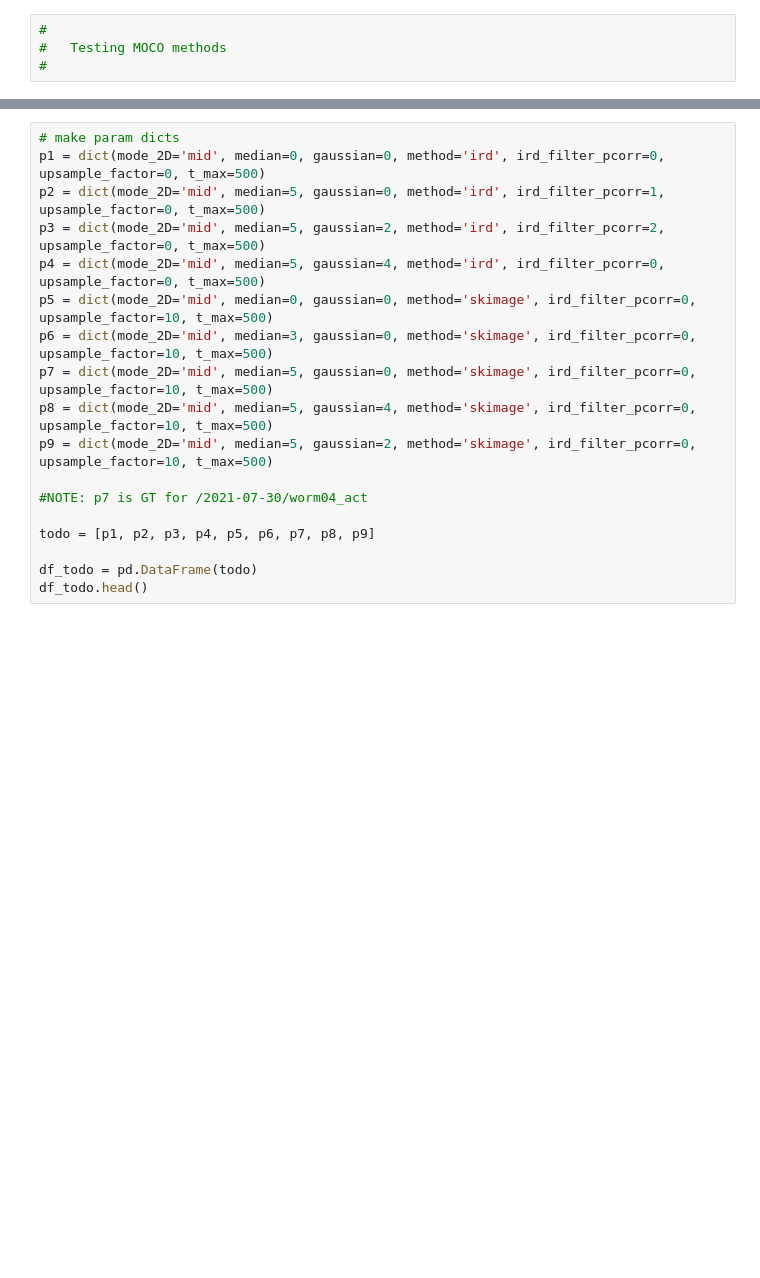
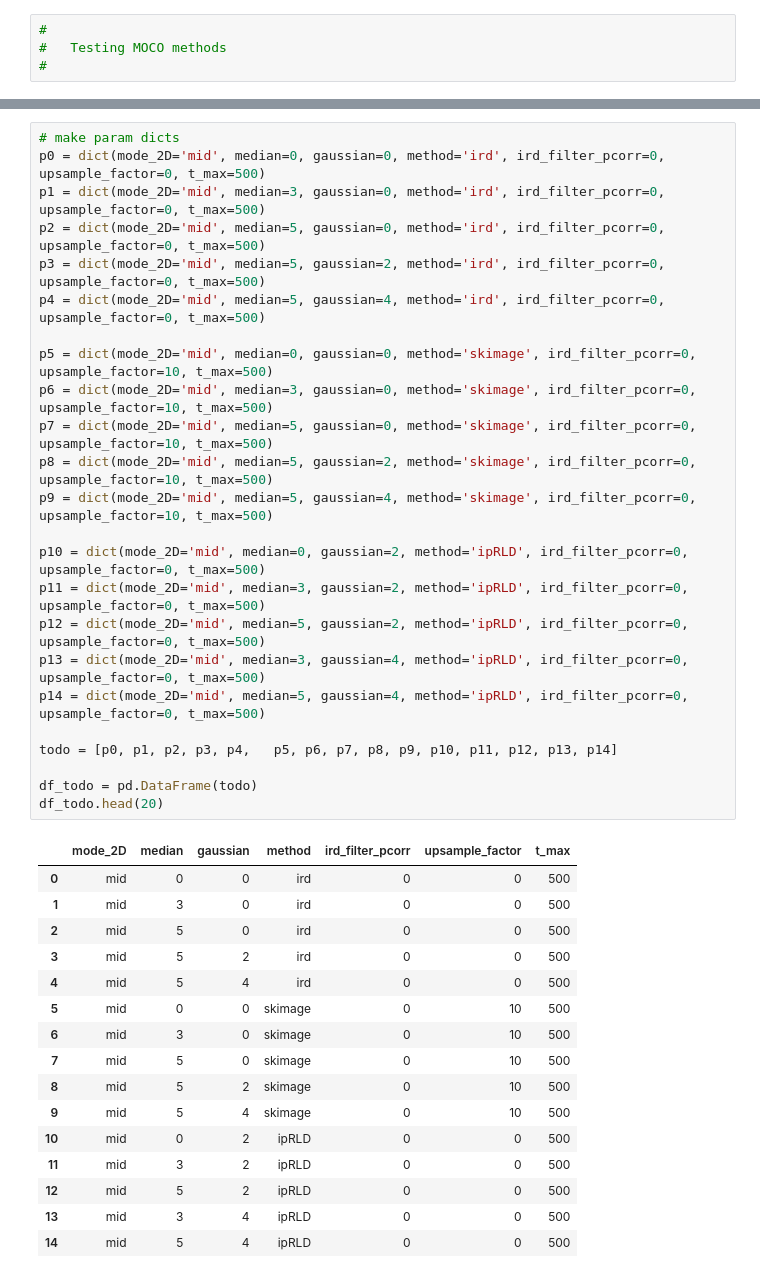
Before and after one commit to focolab/eats-worm, a Jupyter notebook: sandbox/moco_foray.ipynb, the cells around one changed output, grey strips where cells are left out. Cells and saved outputs as stored; diff of their text form; blank space fills up the shorter version.

```diff
--- a/sandbox/moco_foray.ipynb
+++ b/sandbox/moco_foray.ipynb
@@ -45,19 +55,42 @@ mft = MultiFileTiff(output_dir=output_dir, **params_mft)
 # %%
 # make param dicts
-p1 = dict(mode_2D='mid', median=0, gaussian=0, method='ird', ird_filter_pcorr=0, upsample_factor=0, t_max=500)
-p2 = dict(mode_2D='mid', median=5, gaussian=0, method='ird', ird_filter_pcorr=1, upsample_factor=0, t_max=500)
-p3 = dict(mode_2D='mid', median=5, gaussian=2, method='ird', ird_filter_pcorr=2, upsample_factor=0, t_max=500)
+p0 = dict(mode_2D='mid', median=0, gaussian=0, method='ird', ird_filter_pcorr=0, upsample_factor=0, t_max=500)
+p1 = dict(mode_2D='mid', median=3, gaussian=0, method='ird', ird_filter_pcorr=0, upsample_factor=0, t_max=500)
+p2 = dict(mode_2D='mid', median=5, gaussian=0, method='ird', ird_filter_pcorr=0, upsample_factor=0, t_max=500)
+p3 = dict(mode_2D='mid', median=5, gaussian=2, method='ird', ird_filter_pcorr=0, upsample_factor=0, t_max=500)
 p4 = dict(mode_2D='mid', median=5, gaussian=4, method='ird', ird_filter_pcorr=0, upsample_factor=0, t_max=500)
+
 p5 = dict(mode_2D='mid', median=0, gaussian=0, method='skimage', ird_filter_pcorr=0, upsample_factor=10, t_max=500)
 p6 = dict(mode_2D='mid', median=3, gaussian=0, method='skimage', ird_filter_pcorr=0, upsample_factor=10, t_max=500)
 p7 = dict(mode_2D='mid', median=5, gaussian=0, method='skimage', ird_filter_pcorr=0, upsample_factor=10, t_max=500)
-p8 = dict(mode_2D='mid', median=5, gaussian=4, method='skimage', ird_filter_pcorr=0, upsample_factor=10, t_max=500)
-p9 = dict(mode_2D='mid', median=5, gaussian=2, method='skimage', ird_filter_pcorr=0, upsample_factor=10, t_max=500)
+p8 = dict(mode_2D='mid', median=5, gaussian=2, method='skimage', ird_filter_pcorr=0, upsample_factor=10, t_max=500)
+p9 = dict(mode_2D='mid', median=5, gaussian=4, method='skimage', ird_filter_pcorr=0, upsample_factor=10, t_max=500)
 
-#NOTE: p7 is GT for /2021-07-30/worm04_act
+p10 = dict(mode_2D='mid', median=0, gaussian=2, method='ipRLD', ird_filter_pcorr=0, upsample_factor=0, t_max=500)
+p11 = dict(mode_2D='mid', median=3, gaussian=2, method='ipRLD', ird_filter_pcorr=0, upsample_factor=0, t_max=500)
+p12 = dict(mode_2D='mid', median=5, gaussian=2, method='ipRLD', ird_filter_pcorr=0, upsample_factor=0, t_max=500)
+p13 = dict(mode_2D='mid', median=3, gaussian=4, method='ipRLD', ird_filter_pcorr=0, upsample_factor=0, t_max=500)
+p14 = dict(mode_2D='mid', median=5, gaussian=4, method='ipRLD', ird_filter_pcorr=0, upsample_factor=0, t_max=500)
 
-todo = [p1, p2, p3, p4, p5, p6, p7, p8, p9]
+todo = [p0, p1, p2, p3, p4,   p5, p6, p7, p8, p9, p10, p11, p12, p13, p14]
 
 df_todo = pd.DataFrame(todo)
-df_todo.head()
+df_todo.head(20)
+# %% [output]
+|  | mode_2D | median | gaussian | method | ird_filter_pcorr | upsample_factor | t_max |
+| 0 | mid | 0 | 0 | ird | 0 | 0 | 500 |
+| 1 | mid | 3 | 0 | ird | 0 | 0 | 500 |
+| 2 | mid | 5 | 0 | ird | 0 | 0 | 500 |
+| 3 | mid | 5 | 2 | ird | 0 | 0 | 500 |
+| 4 | mid | 5 | 4 | ird | 0 | 0 | 500 |
+| 5 | mid | 0 | 0 | skimage | 0 | 10 | 500 |
+| 6 | mid | 3 | 0 | skimage | 0 | 10 | 500 |
+| 7 | mid | 5 | 0 | skimage | 0 | 10 | 500 |
+| 8 | mid | 5 | 2 | skimage | 0 | 10 | 500 |
+| 9 | mid | 5 | 4 | skimage | 0 | 10 | 500 |
+| 10 | mid | 0 | 2 | ipRLD | 0 | 0 | 500 |
+| 11 | mid | 3 | 2 | ipRLD | 0 | 0 | 500 |
+| 12 | mid | 5 | 2 | ipRLD | 0 | 0 | 500 |
+| 13 | mid | 3 | 4 | ipRLD | 0 | 0 | 500 |
+| 14 | mid | 5 | 4 | ipRLD | 0 | 0 | 500 |
 # %%
```
Also changed, not shown: parts of 5 cells of this notebook, 1 other file.
